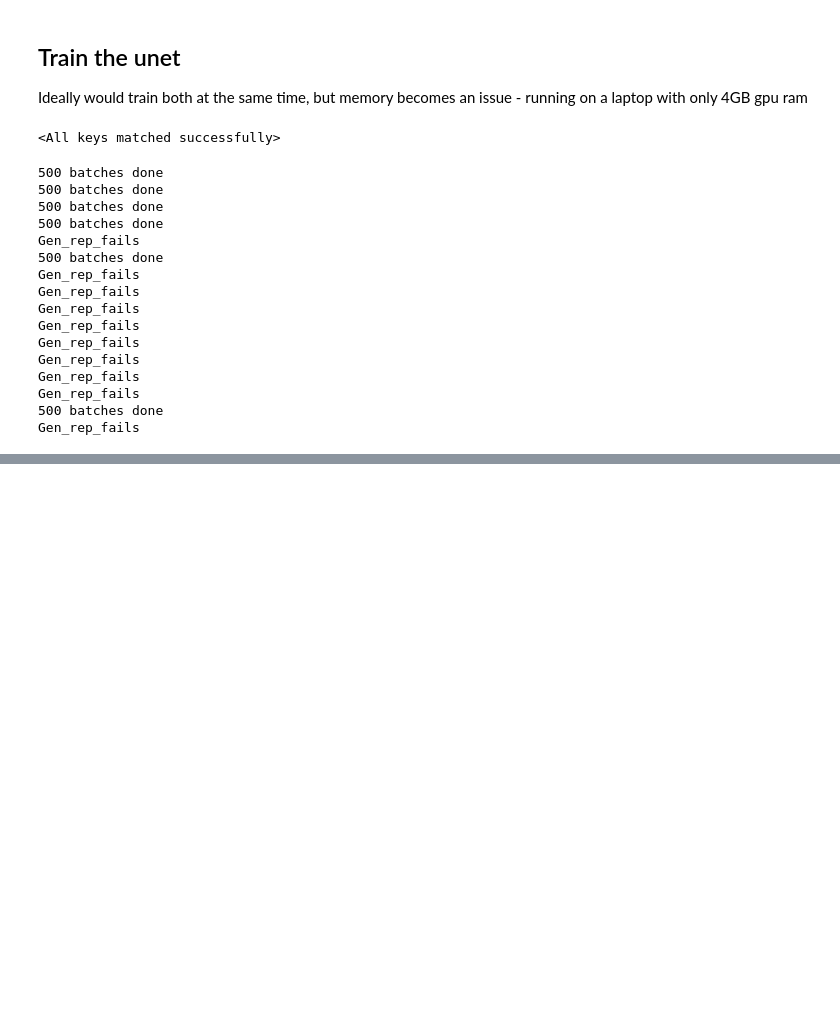
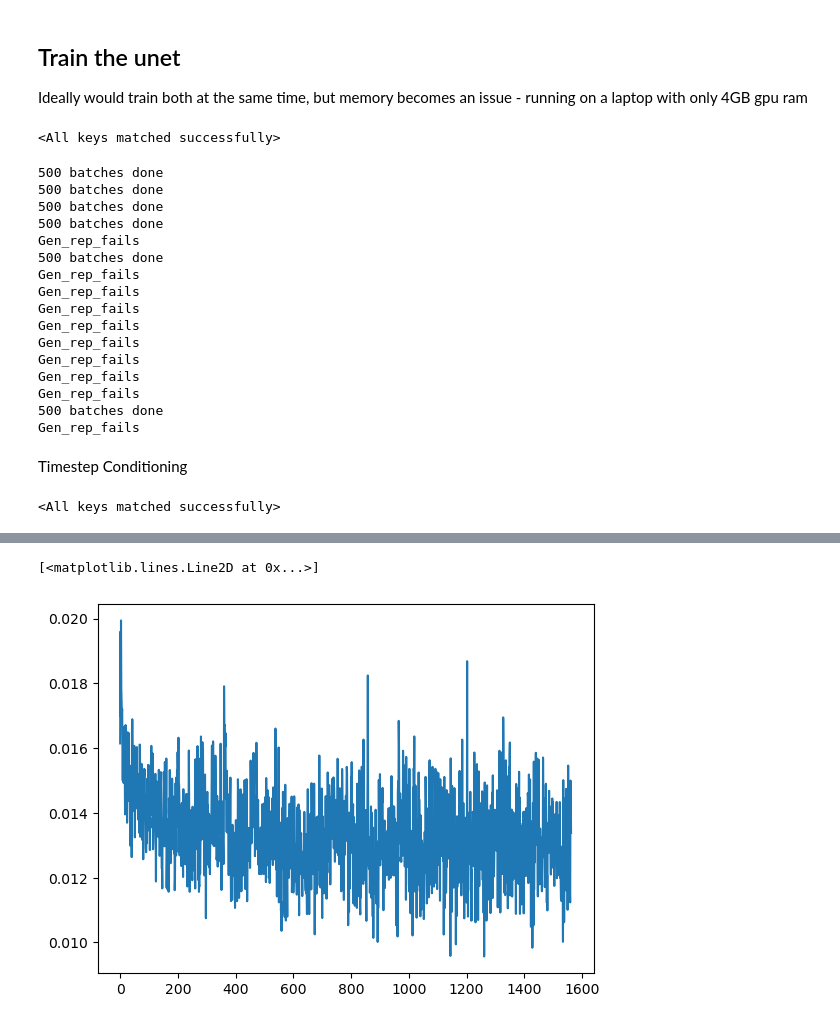
Before and after one commit to cmwoodley/diffdream, a Jupyter notebook: notebooks/Notebook_1.ipynb, the cells around one changed output, grey strips where cells are left out. Drawn from its saved outputs; the diff is of its cells as text; code cells hidden in the pictures; blank space fills up the shorter version.

Commit message:
added pharmacophore and timestep conditioning

```diff
--- a/notebooks/Notebook_1.ipynb
+++ b/notebooks/Notebook_1.ipynb
@@ -106,7 +111,7 @@ for epoch in range(n_epochs):
         loss.backward()
         optimizer.step()
 
-        if i%100 == 0:
+        if (i+1)%100 == 0:
             torch.save(encoder.state_dict(), "../models/state_dict_autoencoder.pt")
             print(loss.cpu().detach().numpy())
 
@@ -219,3 +230,78 @@ Gen_rep_fails
 Gen_rep_fails
 500 batches done
 Gen_rep_fails
+# %% [markdown]
+Timestep Conditioning
+# %%
+from networks import UNet3D_tcond
+
+net = UNet3D_tcond(in_channels=5, num_classes=5)
+net.to(device)
+
+net.load_state_dict(torch.load("../models/state_dict_net_tcond.pt"))
+# %% [output]
+<All keys matched successfully>
+# %%
+# How many runs through the data should we do?
+n_epochs = 1
+
+train_dataloader = DataLoader(smile_DS, batch_size=32, collate_fn=collate_batch)
+
+# Our loss finction
+loss_fn = nn.BCELoss()
+
+# The optimizer
+opt = torch.optim.Adam(net.parameters(), lr=0.001)
+
+# Keeping a record of the losses for later viewing
+losses_net = []
+# Initialize the DDPM scheduler
+ddpm = DDPMScheduler(num_train_timesteps=1000)
+# %%
+for epoch in range(n_epochs):
+
+    for i, (x, targets) in enumerate(train_dataloader):
+        timesteps = torch.randint(
+            0,
+            ddpm.num_train_timesteps,
+            (x.shape[0],),
+            device=x.device,
+        ).long()
+
+        noise = torch.randn(x.shape).to(x.device)
+        noisy_x = ddpm.add_noise(x, noise, timesteps)
+
+
+        noisy_x = noisy_x.type(torch.FloatTensor).to(device)
+
+        x = x.to(device) # Data on the GPU
+        # Get the model prediction
+
+        pred = net(noisy_x, timesteps.to(device))
+
+        # Calculate the loss
+
+        loss = loss_fn(pred, x) # How close is the output to the true 'clean' x?
+
+        losses_net.append(loss.cpu().detach().numpy())
+
+        # Backprop and update the params:
+        opt.zero_grad()
+        loss.backward()
+        opt.step()
+
+        if i%10 == 0:
+            print(loss)
+
+        if i%500 == 0:
+            torch.save(net.state_dict(), "../models/state_dict_net_tcond.pt")
+            print("500 batches done")
+
+
+    # Print our the average of the loss values for this epoch:
+    avg_loss = sum(losses_net[-len(train_dataloader):])/len(train_dataloader)
+    print(f'Finished epoch {epoch}. Average loss for this epoch: {avg_loss:05f}')
+
+# View the loss curve
+plt.plot(losses_net)
+# %% [output]
@@ -221,0 +343,2 @@ Gen_rep_fails
+[<matplotlib.lines.Line2D at 0x...>]
+[figure, added]
```
Also changed, not shown: parts of 28 cells of this notebook, 16 other files.
